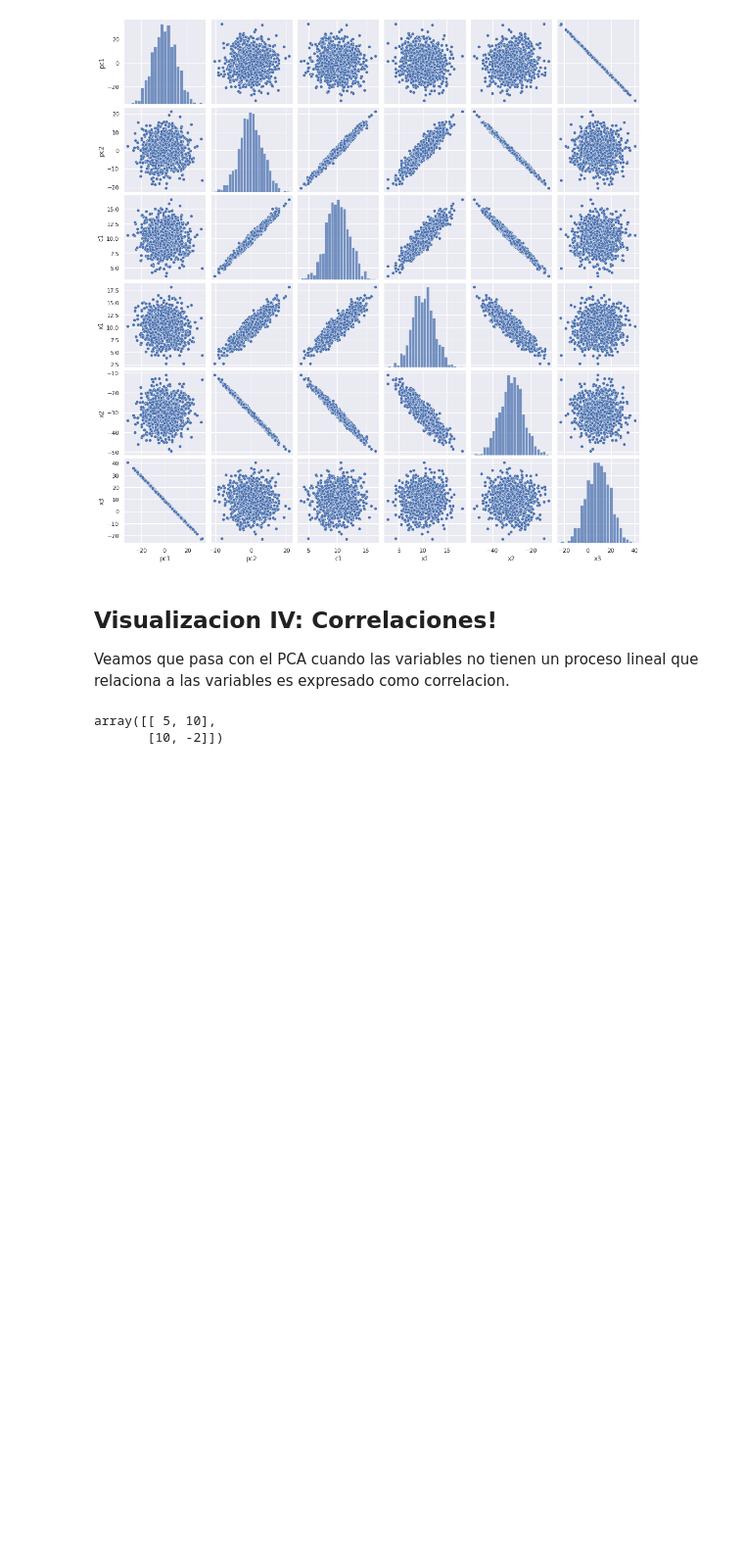
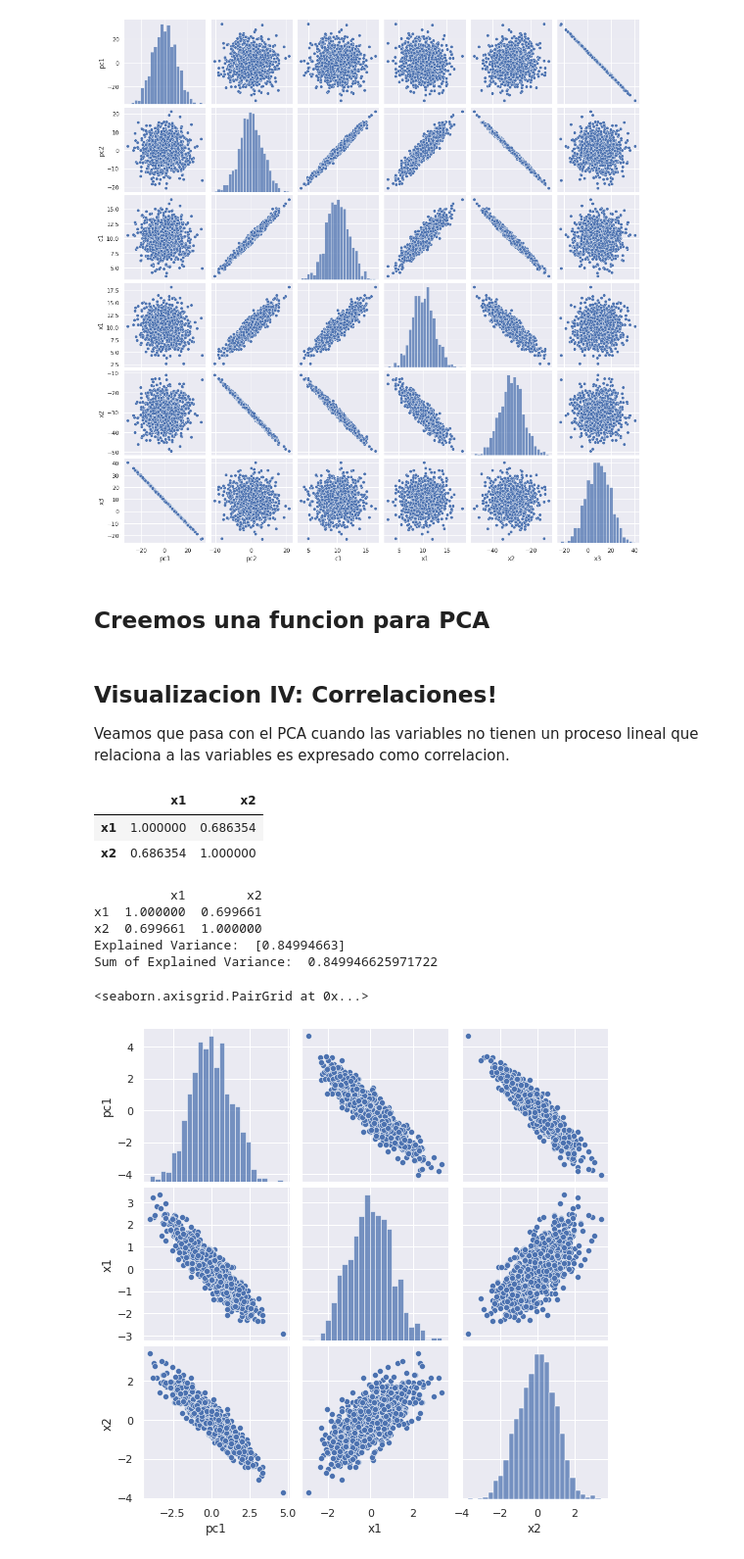
Before and after one commit to IEXE-Tec/aprendizaje-maquina-2, a Jupyter notebook: 02_reduccion_de_dimensionalidad.ipynb, the cells around one changed output. Shown at 98% size. Drawn from its saved outputs; the diff is of its cells as text; code cells hidden in the pictures; blank space fills up the shorter version.

```diff
--- a/02_reduccion_de_dimensionalidad.ipynb
+++ b/02_reduccion_de_dimensionalidad.ipynb
@@ -157,3 +157,5 @@ Explained Variance:  [0.70106079 0.2922833 ]
 Sum of Explained Variance:  0.9933440938140239
 <seaborn.axisgrid.PairGrid at 0x...>
 [figure]
+# %% [markdown]
+## Creemos una funcion para PCA
@@ -160,40 +174,53 @@ Sum of Explained Variance:  0.9933440938140239
 # %% [markdown]
 ## Visualizacion IV: Correlaciones!
 Veamos que pasa con el PCA cuando las variables no tienen un proceso lineal que relaciona a las variables es expresado como correlacion.
-# %%
-cov = [[5, 10], [10, -2]]
-np.array(cov)
-# %% [output]
-array([[ 5, 10],
-       [10, -2]])
+# %%
+mean = [0, 0]
+cov = np.array([[1, .7],
+                [.7, 1]]
+      )
+x = np.random.multivariate_normal(mean, cov, n)
+x = pd.DataFrame(x, columns=['x1','x2'])
+x.corr()
+# %% [output]
+|  | x1 | x2 |
+| x1 | 1.000000 | 0.686354 |
+| x2 | 0.686354 | 1.000000 |
 # %%
 # Set parameters & seed
 np.random.seed(7463)
 n = 1000
 
 # Create components
 c1 = np.random.normal(10,2,n)
 
 # Create Variables
 mean = [0, 0]
-cov = np.array([[5, 10],
-       [10, -2]]
+cov = np.array([[1, .7],
+                [.7, 1]]
       )
+x = np.random.multivariate_normal(mean, cov, n)
+x = pd.DataFrame(x, columns=['x1','x2'])
+print(x.corr())
 
-
-# Create Pandas
-x = pd.DataFrame.from_dict({'x1':x1,'x2':x2, 'x3':x3})
-components = pd.DataFrame.from_dict({'c1':c1})
 
 # PCA decomposition
 pca = PCA(n_components=1)
 principalComponents = pca.fit_transform(x)
 principalDf = pd.DataFrame(data = principalComponents
              , columns = ['pc1'])
 
-finalDf = pd.concat([principalDf, components, x], axis = 1)
+finalDf = pd.concat([principalDf, x], axis = 1)
 print('Explained Variance: ', pca.explained_variance_ratio_)
 print('Sum of Explained Variance: ', np.sum(pca.explained_variance_ratio_))
 
 sns.pairplot(finalDf)
+# %% [output]
+          x1        x2
+x1  1.000000  0.699661
+x2  0.699661  1.000000
+Explained Variance:  [0.84994663]
+Sum of Explained Variance:  0.849946625971722
+<seaborn.axisgrid.PairGrid at 0x...>
+[figure, added]
 # %%
```
Also changed, not shown: parts of 2 cells of this notebook.
